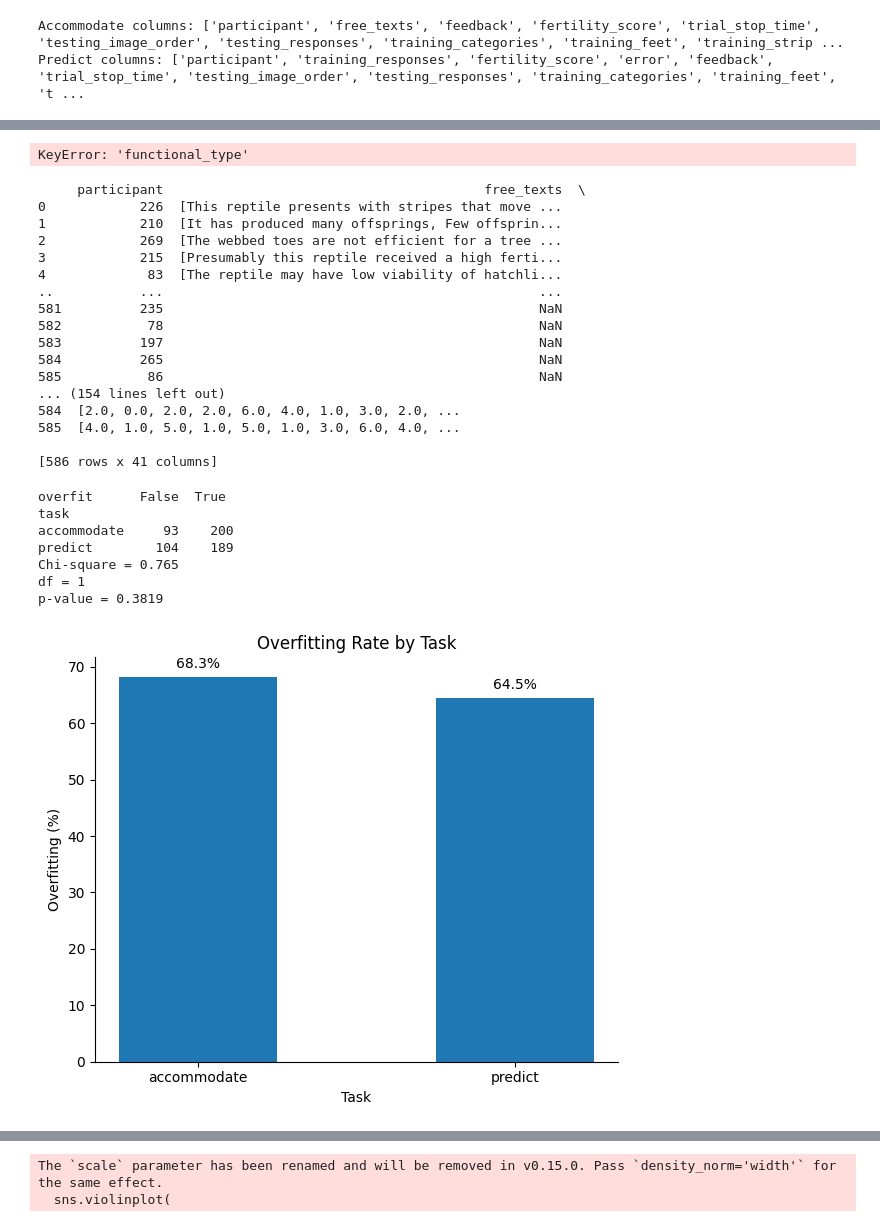
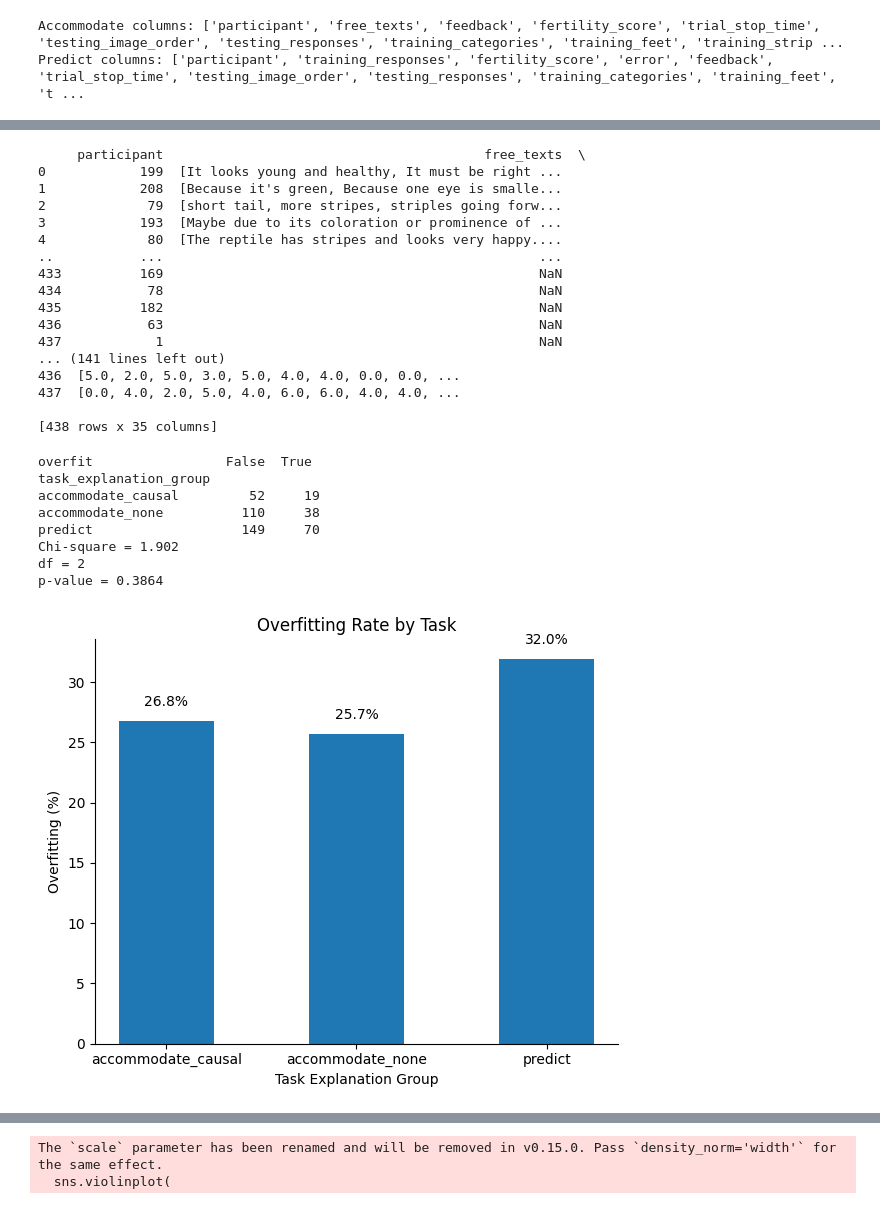
Before and after one commit to sebmonte/Prediction-Accomodation-Exp, a Jupyter notebook: Analysis/Scripts/Study4/Acc-Pre_Explanation.ipynb, the cells around one changed output, grey strips where cells are left out. Drawn from its saved outputs; the diff is of its cells as text; code cells hidden in the pictures.

Commit message:
explanation coding

```diff
--- a/Analysis/Scripts/Study5/Acc-Pre_CompareSupplementary.ipynb
+++ b/Analysis/Scripts/Study4/Acc-Pre_Explanation.ipynb
@@ -71,7 +71,7 @@ df_predict['testing_image_order'] = df_predict['testing_image_order'].apply(ast.
 # Load explanation coding
 coding_path = os.path.join(
     topdir,
-    "data/Study5.0/Accommodate/explanation_coding_5.csv"
+    "data/Combined/explanationcodes/Explanation_Coding_Study4.csv"
 )
 
 df_coding = pd.read_csv(coding_path)
@@ -85,7 +85,7 @@ df_accommodate["participant"] = df_accommodate["participant"].astype(int)
 df_accommodate["participant"] = df_accommodate["participant"].astype(int)
 
 # Treat blank cells as 0, coded cells as 1
-coding_cols = ["None", "Explanation", "Causal_Explanation",
+coding_cols = ["None", "Causal_Explanation",
                "stripes", "feet", "stripes+feet", "other"]
 
 for col in coding_cols:
@@ -149,7 +149,7 @@ df_accommodate["causal_feet"] = df_accommodate["causal_feet"].fillna(False)
 # %%
 df_combined = pd.concat([df_accommodate, df_predict], ignore_index=True)
 # %%
-participant_id = 35
+participant_id = 220
 
 row = df_accommodate.loc[
     df_accommodate['participant'] == participant_id
@@ -234,34 +209,24 @@ Name: feet_direction_slider.response, Length: 293, dtype: object
-# %%
-df_both = df_accommodate[df_accommodate['functional_type'] == 'feet_only']
-
-feet_prop_both = df_both['feet_direction_slider.response'].value_counts(normalize=True)
-color_prop_both = df_both['color_direction_slider.response'].value_counts(normalize=True)
-
-print("Feet_high proportions:\n", feet_prop_both)
-print("\nColor_high proportions:\n", color_prop_both)
-# %% [output]
-KeyError: 'functional_type'
 # %%
 df_combined = pd.concat([df_accommodate, df_predict], ignore_index=True)
 print(df_combined)
 # %% [output]
      participant                                         free_texts  \
-0            226  [This reptile presents with stripes that move ...
-1            210  [It has produced many offsprings, Few offsprin...
-2            269  [The webbed toes are not efficient for a tree ...
-3            215  [Presumably this reptile received a high ferti...
-4             83  [The reptile may have low viability of hatchli...
+0            199  [It looks young and healthy, It must be right ...
+1            208  [Because it's green, Because one eye is smalle...
+2             79  [short tail, more stripes, striples going forw...
+3            193  [Maybe due to its coloration or prominence of ...
+4             80  [The reptile has stripes and looks very happy....
 ..           ...                                                ...
-581          235                                                NaN
-582           78                                                NaN
-583          197                                                NaN
-584          265                                                NaN
-585           86                                                NaN
-... (154 lines left out)
-584  [2.0, 0.0, 2.0, 2.0, 6.0, 4.0, 1.0, 3.0, 2.0, ...
-585  [4.0, 1.0, 5.0, 1.0, 5.0, 1.0, 3.0, 6.0, 4.0, ...
+433          169                                                NaN
+434           78                                                NaN
+435          182                                                NaN
+436           63                                                NaN
+437            1                                                NaN
+... (141 lines left out)
+436  [5.0, 2.0, 5.0, 3.0, 5.0, 4.0, 4.0, 0.0, 0.0, ...
+437  [0.0, 4.0, 2.0, 5.0, 4.0, 6.0, 6.0, 4.0, 4.0, ...
 
-[586 rows x 41 columns]
+[438 rows x 35 columns]
 # %%
 import pandas as pd
 from scipy.stats import chi2_contingency
@@ -278,6 +243,7 @@ for _, row in df_combined.iterrows():
     participant_rows.append({
         'participant': row['participant'],
         'task': row['task'],  # predict vs accommodate,
+        'task_explanation_group': row['task_explanation_group'],
         'model_param_score': model_param_score,
         'conditionOrder': row['conditionOrder'],
         'explanation_type': row['explanation_type'],
@@ -291,7 +257,7 @@ df_params = pd.DataFrame(participant_rows)
 
 # Compare overfit vs not by condition
 contingency = pd.crosstab(
-    df_params['task'],
+    df_params['task_explanation_group'],
     df_params['overfit']
 )
 
@@ -305,7 +271,7 @@ print(f"p-value = {p:.4f}")
 
 overfit_summary = (
     df_params
-    .groupby('task')['overfit']
+    .groupby('task_explanation_group')['overfit']
     .mean()
     .reset_index()
 )
@@ -315,43 +281,44 @@ overfit_summary['overfit_percent'] = overfit_summary['overfit'] * 100
 # Plot
 fig, ax = plt.subplots(figsize=(6, 5))
 
 bars = ax.bar(
-    overfit_summary['task'],
+    overfit_summary['task_explanation_group'],
     overfit_summary['overfit_percent'],
     width=0.5
 )
 
 # Labels
 ax.set_ylabel('Overfitting (%)')
-ax.set_xlabel('Task')
+ax.set_xlabel('Task Explanation Group')
 ax.set_title('Overfitting Rate by Task')
 
 # Clean look (matches your usual style)
 ax.spines['top'].set_visible(False)
 ax.spines['right'].set_visible(False)
 
 # Add value labels on bars
 for bar in bars:
     height = bar.get_height()
     ax.text(
         bar.get_x() + bar.get_width()/2,
         height + 1,
         f'{height:.1f}%',
         ha='center',
         va='bottom'
     )
 
 plt.tight_layout()
 plt.show()
 # %% [output]
-overfit      False  True
-task
-accommodate     93    200
-predict        104    189
-Chi-square = 0.765
-df = 1
-p-value = 0.3819
+overfit                 False  True
+task_explanation_group
+accommodate_causal         52     19
+accommodate_none          110     38
+predict                   149     70
+Chi-square = 1.902
+df = 2
+p-value = 0.3864
-[figure, old version]
+[figure, new version]
 # %%
 import matplotlib.pyplot as plt
 
```
Also changed, not shown: parts of 12 cells of this notebook, 20 other files.
